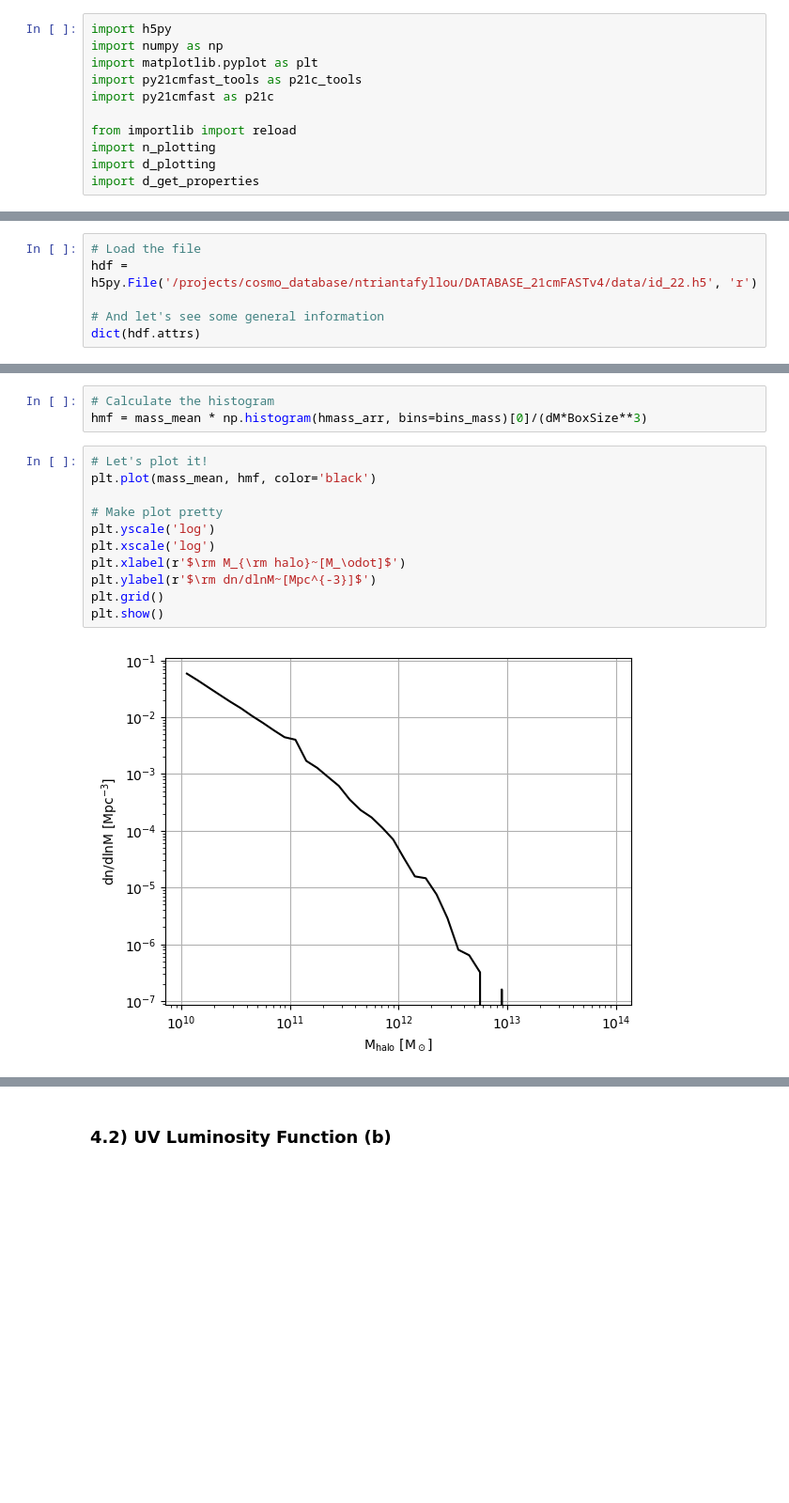
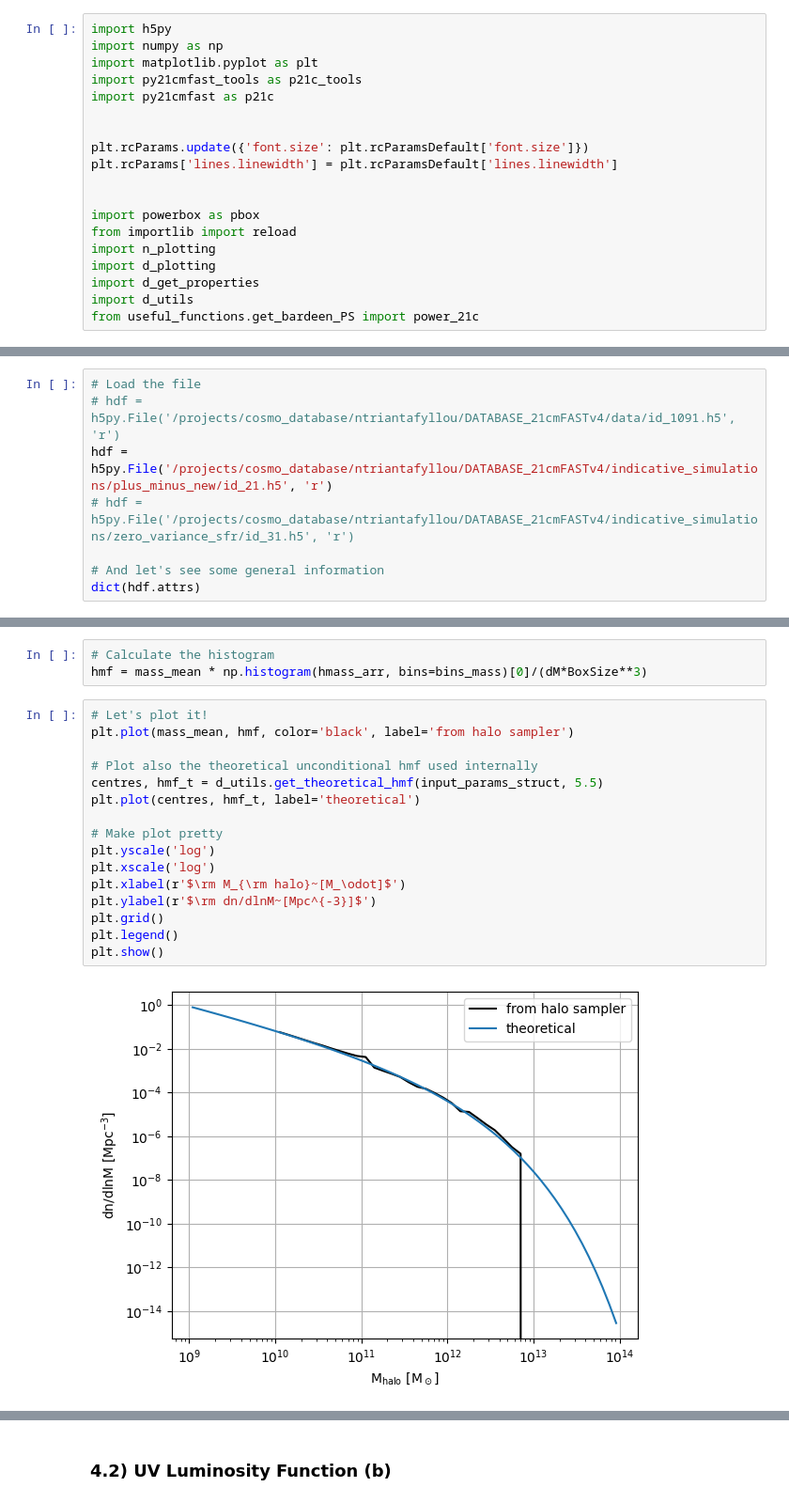
Before and after one commit to nikos-triantafyllou/Database-21cmFASTv4, a Jupyter notebook: Tutorial/Database_Tutorial.ipynb, the cells around one changed output, grey strips where cells are left out. Shown at 94% size. Cells and saved outputs as stored; diff of their text form; blank space fills up the shorter version.

```diff
--- a/Tutorial/Database_Tutorial.ipynb
+++ b/Tutorial/Database_Tutorial.ipynb
@@ -77,7 +83,15 @@ import matplotlib.pyplot as plt
 import py21cmfast_tools as p21c_tools
 import py21cmfast as p21c
 
+
+plt.rcParams.update({'font.size': plt.rcParamsDefault['font.size']})
+plt.rcParams['lines.linewidth'] = plt.rcParamsDefault['lines.linewidth']
+
+
+import powerbox as pbox
 from importlib import reload
 import n_plotting
 import d_plotting
 import d_get_properties
+import d_utils
+from useful_functions.get_bardeen_PS import power_21c
@@ -85,7 +102,9 @@ import d_get_properties
 ### 0.2 Loading a file and reading general information <a class="anchor" id="loading"></a>
 # %%
 # Load the file
-hdf = h5py.File('/projects/cosmo_database/ntriantafyllou/DATABASE_21cmFASTv4/data/id_22.h5', 'r')
+# hdf = h5py.File('/projects/cosmo_database/ntriantafyllou/DATABASE_21cmFASTv4/data/id_1091.h5', 'r')
+hdf = h5py.File('/projects/cosmo_database/ntriantafyllou/DATABASE_21cmFASTv4/indicative_simulations/plus_minus_new/id_21.h5', 'r')
+# hdf = h5py.File('/projects/cosmo_database/ntriantafyllou/DATABASE_21cmFASTv4/indicative_simulations/zero_variance_sfr/id_31.h5', 'r')
 
 # And let's see some general information
 dict(hdf.attrs)
@@ -398,17 +421,22 @@ dM        = bins_mass[1:] - bins_mass[:-1]
 hmf = mass_mean * np.histogram(hmass_arr, bins=bins_mass)[0]/(dM*BoxSize**3)
 # %%
 # Let's plot it!
-plt.plot(mass_mean, hmf, color='black')
+plt.plot(mass_mean, hmf, color='black', label='from halo sampler')
+
+# Plot also the theoretical unconditional hmf used internally
+centres, hmf_t = d_utils.get_theoretical_hmf(input_params_struct, 5.5)
+plt.plot(centres, hmf_t, label='theoretical')
 
 # Make plot pretty
 plt.yscale('log')
 plt.xscale('log')
 plt.xlabel(r'$\rm M_{\rm halo}~[M_\odot]$')
 plt.ylabel(r'$\rm dn/dlnM~[Mpc^{-3}]$')
 plt.grid()
+plt.legend()
 plt.show()
 # %% [output]
-[figure, old version]
+[figure, new version]
 # %%
 # Now let's plot all of them in the same plot
 fig, ax = plt.subplots()
```
Also changed, not shown: parts of 58 cells of this notebook, 20 other files.
